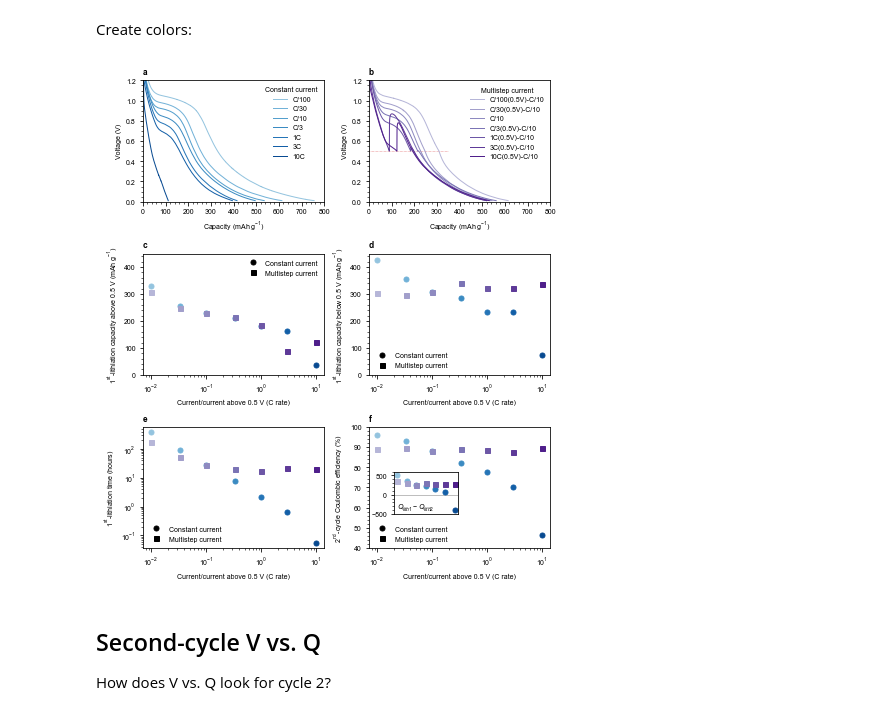
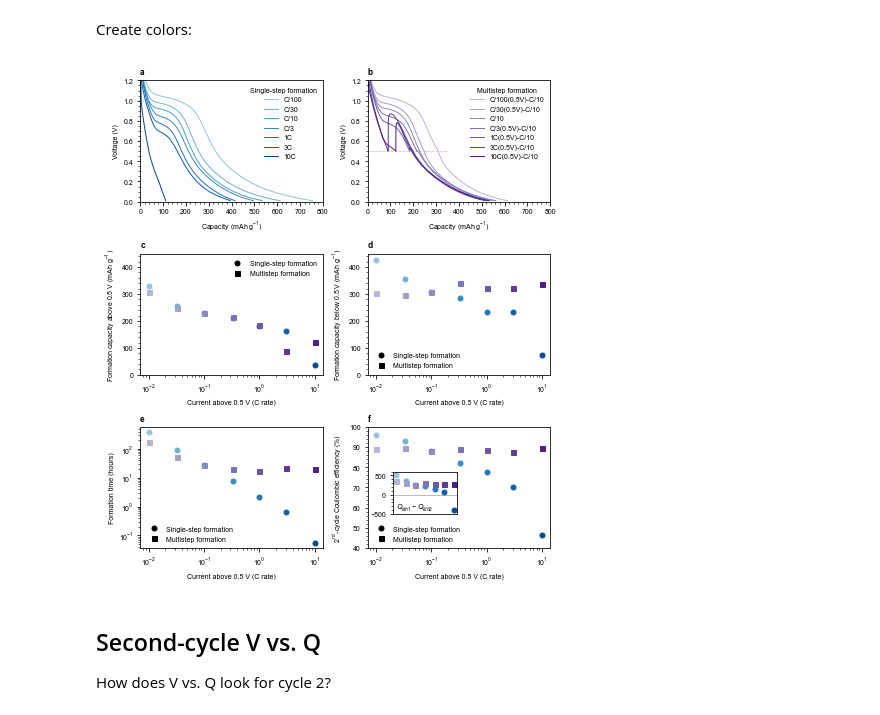
Before and after one commit to petermattia/first-cycle-SEI-on-carbon-black, a Jupyter notebook: c rate/c_rate.ipynb, the cells around one changed output. Cells and saved outputs as stored; diff of their text form; code cells hidden in the pictures.

Commit message:
Figure tweaks
- Replace first-lithiation with formation
- Replace "constant current" with single-step
- Remove old figures
- Add (V) units to residuals
- etc

```diff
--- a/c rate/c_rate.ipynb
+++ b/c rate/c_rate.ipynb
@@ -527,8 +533,8 @@ colors_constcurr  = cm.Blues( np.linspace(0.4, 0.9, len(all_data_constcurr.items
 colors_multistep  = cm.Purples( np.linspace(0.4, 0.9, len(all_data_multistep.items())))[:,0:3]
 # %%
 def make_legend1(ax, loc):
-    ax.plot(-1, 1, 'ok', label='Constant current')
-    ax.plot(-1, 1, 'sk', label='Multistep current')
+    ax.plot(-1, 1, 'ok', label='Single-step formation')
+    ax.plot(-1, 1, 'sk', label='Multistep formation')
     ax.legend(loc=loc)
 # %%
 fig, ax = plt.subplots(figsize=(fig_width*2, fig_height*3), nrows=3, ncols=2)
@@ -540,14 +546,14 @@ for k, a in enumerate(ax):
     if k == 0 or k == 1:
         a.set_xlabel('Capacity (mAh g$^{-1}$)')
     else:
-        a.set_xlabel('Current/current above 0.5 V (C rate)')
+        a.set_xlabel('Current above 0.5 V (C rate)')
         make_legend1(a, 'lower left' if k != 2 else 'best')
 
 ax[0].set_ylabel('Voltage (V)')
 ax[1].set_ylabel('Voltage (V)')
-ax[2].set_ylabel(r'1$^{\rm st}$-lithiation capacity above 0.5 V (mAh g$^{-1}$)')
-ax[3].set_ylabel(r'1$^{\rm st}$-lithiation capacity below 0.5 V (mAh g$^{-1}$)')
-ax[4].set_ylabel(r'1$^{\rm st}$-lithiation time (hours)')
+ax[2].set_ylabel(r'Formation capacity above 0.5 V (mAh g$^{-1}$)')
+ax[3].set_ylabel(r'Formation capacity below 0.5 V (mAh g$^{-1}$)')
+ax[4].set_ylabel(r'Formation time (hours)')
 ax[5].set_ylabel(r'2$^{\rm nd}$-cycle Coulombic efficiency (%)')
 
 ax_inset5 = inset_axes(ax[5], width='100%', height='100%',
@@ -600,43 +606,41 @@ for k, (key, value) in enumerate(all_data_constcurr.items()):
     ax[5].semilogx(C_rate, CE_cyc2, 'o', color=colors_constcurr[k])
     ax_inset5.semilogx(C_rate, Qlith_cyc1_minus_cyc2, 'o', color=colors_constcurr[k])
 
-ax[0].legend(loc='upper right', title='Constant current')
-
-
 ## Multistep cycling
 
 for k, (key, value) in enumerate(all_data_multistep.items()):
 
     # Extract values
     first_lith_data = value['First lith data']
     C_rate = value['C rate']
     C_rate_string = value['C rate string']
     CE_cyc2 = value['2nd cycle CE']
     Qlith_cyc1_minus_cyc2 = value['First lith - second lith']
     tlith_cyc1 = value['1st lith time']
     Qlith_cyc1_above0pt5 = value['1st lith capacity above 0.5V']
     Qlith_cyc1_below0pt5 = value['1st lith capacity below 0.5V']
 
     Q = first_lith_data[:, 2]
     V = first_lith_data[:, 1]
 
     ax[1].plot(Q, V, color=colors_multistep[k], label=C_rate_string)
     ax[2].semilogx(C_rate, Qlith_cyc1_above0pt5, 's', color=colors_multistep[k])
     ax[3].semilogx(C_rate, Qlith_cyc1_below0pt5, 's', color=colors_multistep[k])
     ax[4].loglog(C_rate, tlith_cyc1, 's', color=colors_multistep[k])
     ax[5].semilogx(C_rate, CE_cyc2, 's', color=colors_multistep[k])
     ax_inset5.semilogx(C_rate, Qlith_cyc1_minus_cyc2, 's', color=colors_multistep[k])
 
-ax[1].legend(loc='upper right', title='Multistep current')
+ax[0].legend(loc='upper right', title='Single-step formation')
+ax[1].legend(loc='upper right', title='Multistep formation')
 
 ax_inset5.get_xaxis().set_ticks([])
 ax_inset5.annotate('$Q_{lith1}-Q_{lith2}$', (0.05, 0.02), xycoords='axes fraction',
                    horizontalalignment='left', verticalalignment='bottom')
 
 plt.tight_layout()
 plt.savefig(figpath / 'C_rate.eps', bbox_inches='tight', format='eps')
 # %% [output]
-[figure, old version]
+[figure, new version]
 # %% [markdown]
 ## Second-cycle V vs. Q
 
```
Also changed, not shown: parts of 6 cells of this notebook, 16 other files.
